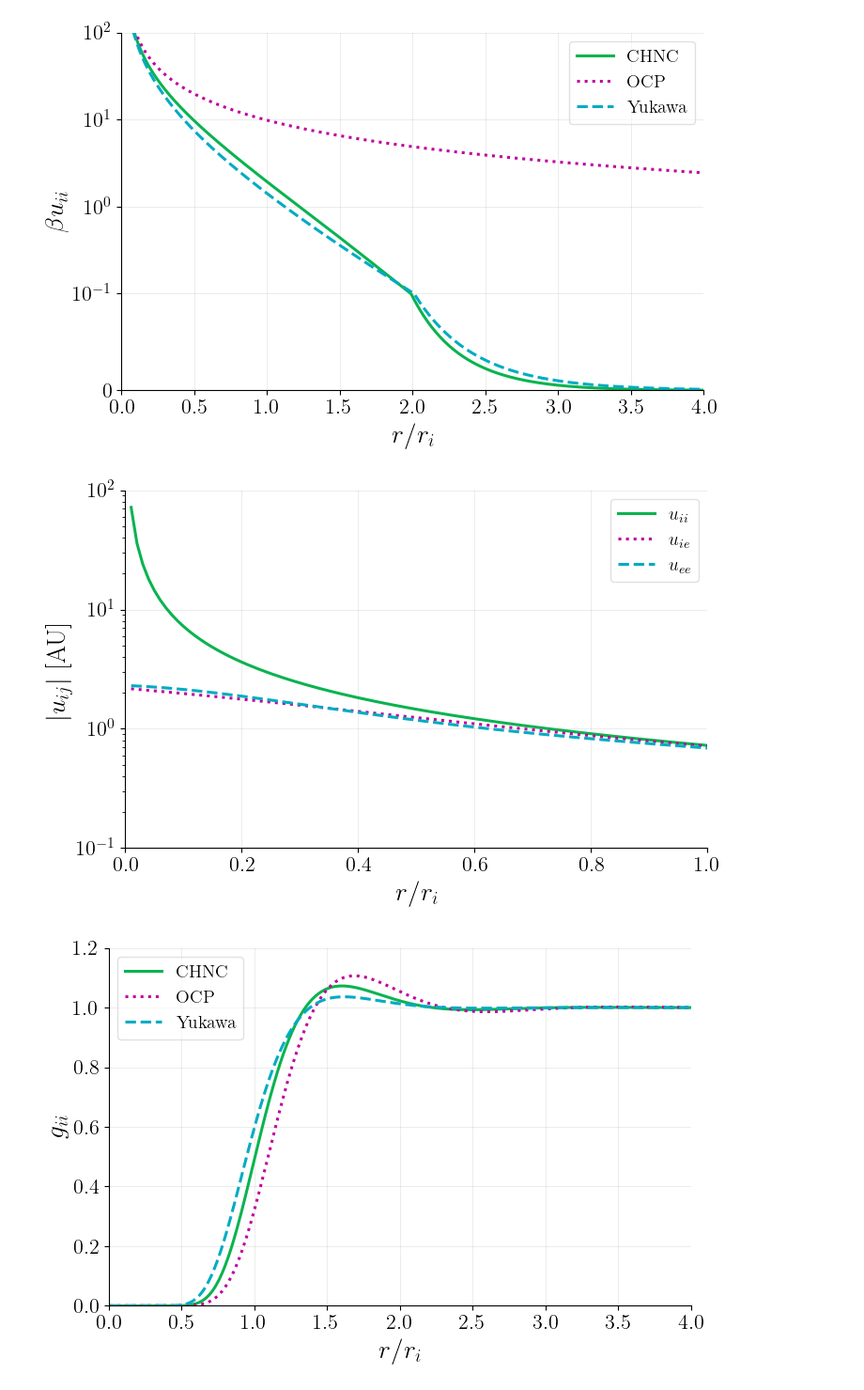
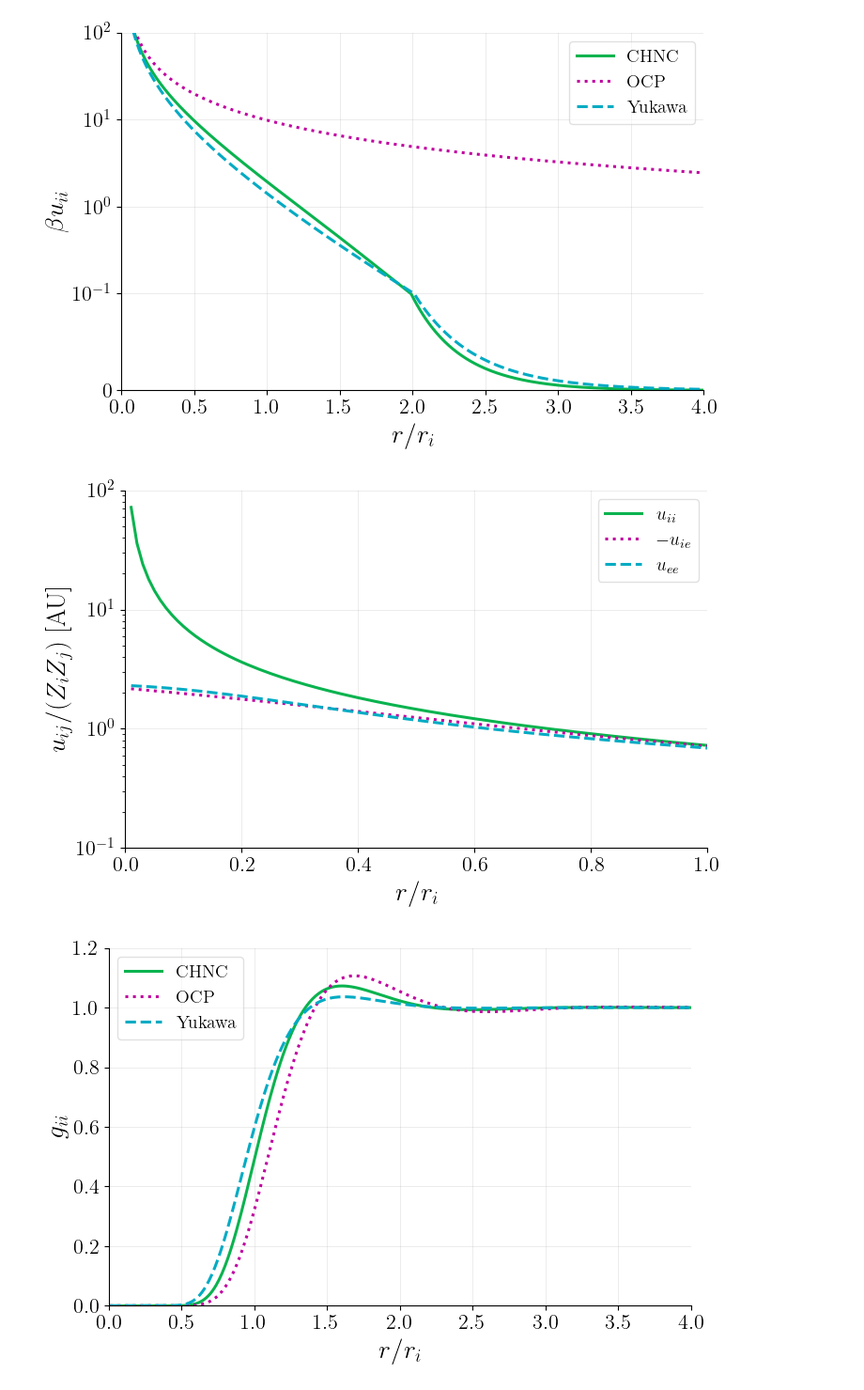
Before and after one commit to ZachAJohnson/hnc, a Jupyter notebook: TCCW/Final_TCCW/PLASMA_GP_H.ipynb, the cells around one changed output. Shown at 94% size. Drawn from its saved outputs; the diff is of its cells as text; code cells hidden in the pictures.

Commit message:
Final Figures for TCCW created

```diff
--- a/TCCW/Final_TCCW/PLASMA_GP_H.ipynb
+++ b/TCCW/Final_TCCW/PLASMA_GP_H.ipynb
@@ -339,21 +339,21 @@ fig, ax  = plt.subplots()
 # %%
 plasma = plasma_list[4]
 def βu_ii_plot(ax):
     ax.plot(H1_CHNC['r/ri'], plasma.qsp.Ti*plasma.hnc.βu_r_matrix[0,0], label=r"$u_{ii}$"  )
-    ax.plot(H1_CHNC['r/ri'],-plasma.qsp.Tie_c*plasma.hnc.βu_r_matrix[0,1],':', label=r"$u_{ie}$"  )
+    ax.plot(H1_CHNC['r/ri'],-plasma.qsp.Tie_c*plasma.hnc.βu_r_matrix[0,1],':', label=r"$-u_{ie}$"  )
     ax.plot(H1_CHNC['r/ri'], plasma.qsp.Te_c*plasma.hnc.βu_r_matrix[1,1],'--', label=r"$u_{ee}$"  )
 
     ax.set_xlim(0,1)
     ax.set_ylim(1e-1,1e2)
     ax.set_yscale('log')
-    ax.set_ylabel(r"$|u_{ij}| $ [AU]")
+    ax.set_ylabel(r"$u_{ij}/(Z_i Z_j)$ [AU]")
     ax.set_xlabel(r"$r/r_i$")
     ax.legend()
 
 fig, ax  = plt.subplots()
 βu_ii_plot(ax)
 # %% [output]
-[figure, old version]
+[figure, new version]
 # %%
 def g_ii_plot(ax):
     ax.plot(H1_CHNC['r/ri'],H1_CHNC['g_ii'], label="CHNC"  )
```
Also changed, not shown: parts of 1 cell of this notebook, 6 other files.
